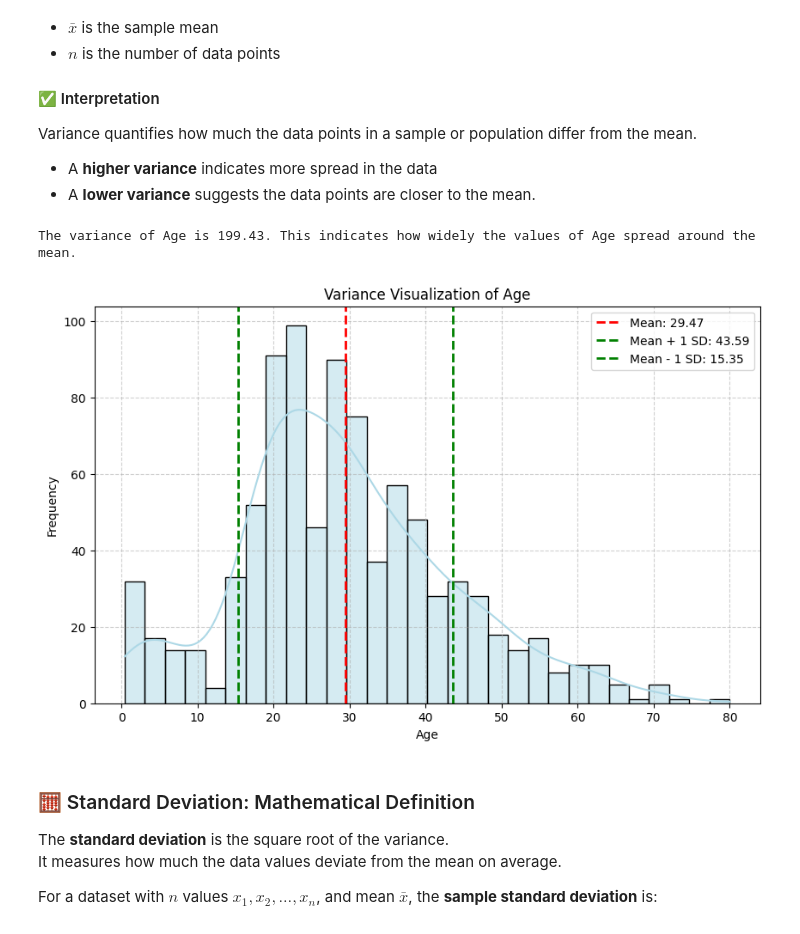
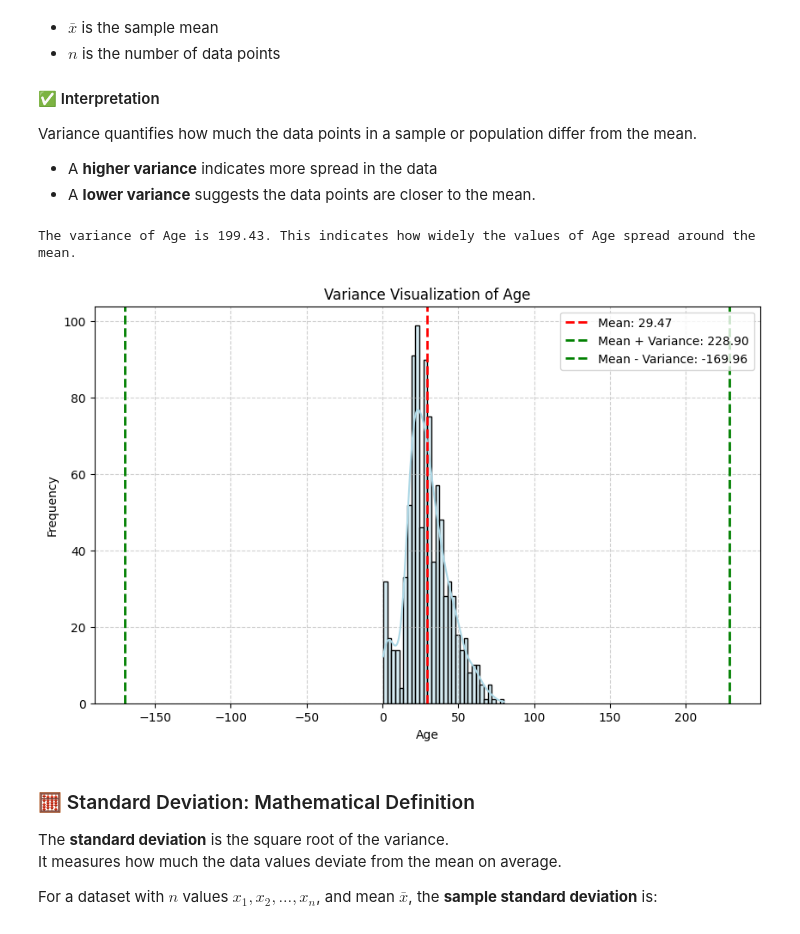
Before and after one commit to Femi-lawal/IntroToDataStructures_Workshop, a Jupyter notebook: IntroToDataStructures_Workshop_challenge.ipynb, the cells around one changed output. Saved outputs shown, nothing was run; the diff lists cells and outputs as text; code cells hidden in the pictures.

```diff
--- a/IntroToDataStructures_Workshop_challenge.ipynb
+++ b/IntroToDataStructures_Workshop_challenge.ipynb
@@ -1143,37 +1145,37 @@ Variance quantifies how much the data points in a sample or population differ fr
 # %%
 # Class for interpreting and plotting variance
 class VarianceInterpreter:
     def __init__(self, df):
         self.df = df.dropna(subset=['Age'])  # Handle missing values
 
     def interpret_variance(self, col):
         variance_val = self.df[col].var()
         print(f"The variance of {col} is {variance_val:.2f}. This indicates how widely the values of {col} spread around the mean.")
         return variance_val
 
     def plot_variance(self, col):
         mean_val = self.df[col].mean()
-        std_dev = self.df[col].std()
+        variance_val = self.df[col].var()
 
         plt.figure(figsize=(10, 6))
         sns.histplot(self.df[col], bins=30, kde=True, color='lightblue')
         plt.axvline(mean_val, color='red', linestyle='dashed', linewidth=2, label=f"Mean: {mean_val:.2f}")
-        plt.axvline(mean_val + std_dev, color='green', linestyle='dashed', linewidth=2, label=f"Mean + 1 SD: {mean_val + std_dev:.2f}")
-        plt.axvline(mean_val - std_dev, color='green', linestyle='dashed', linewidth=2, label=f"Mean - 1 SD: {mean_val - std_dev:.2f}")
+        plt.axvline(mean_val + variance_val, color='green', linestyle='dashed', linewidth=2, label=f"Mean + Variance: {mean_val + variance_val:.2f}")
+        plt.axvline(mean_val - variance_val, color='green', linestyle='dashed', linewidth=2, label=f"Mean - Variance: {mean_val - variance_val:.2f}")
         plt.title(f"Variance Visualization of {col}")
         plt.xlabel(col)
         plt.ylabel("Frequency")
         plt.legend()
         plt.grid(True, linestyle="--", alpha=0.6)
         plt.show()
 
 # Instantiate and run
 variance_interpreter = VarianceInterpreter(df)
 variance_interpreter.interpret_variance('Age')
 variance_interpreter.plot_variance('Age')
 # %% [output]
 The variance of Age is 199.43. This indicates how widely the values of Age spread around the mean.
-[figure, old version]
+[figure, new version]
 # %% [markdown]
 ### 🧮 Standard Deviation: Mathematical Definition
 
```
Also changed, not shown: parts of 2 cells of this notebook.
